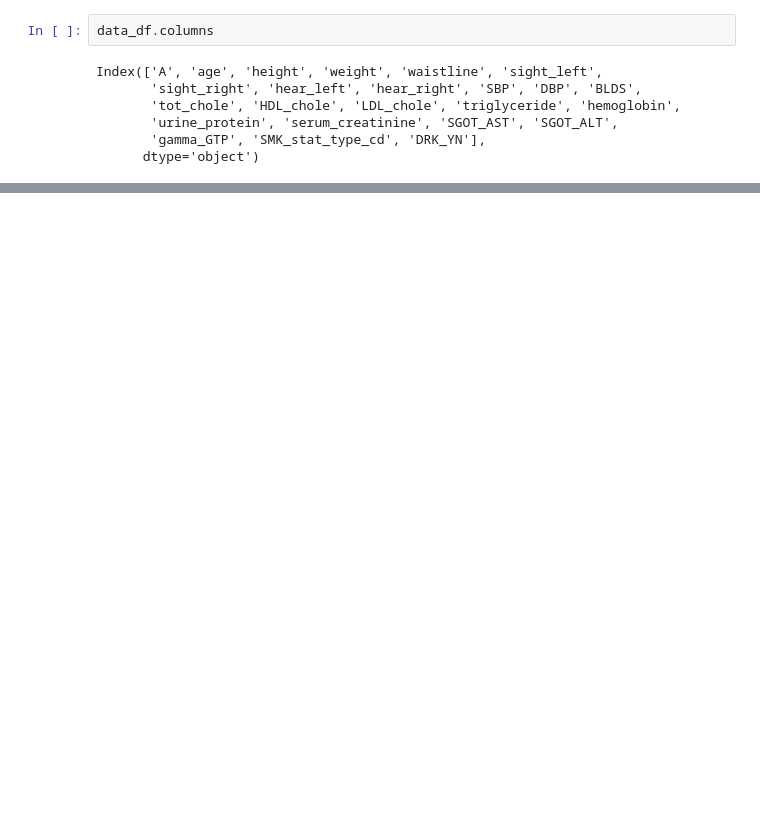
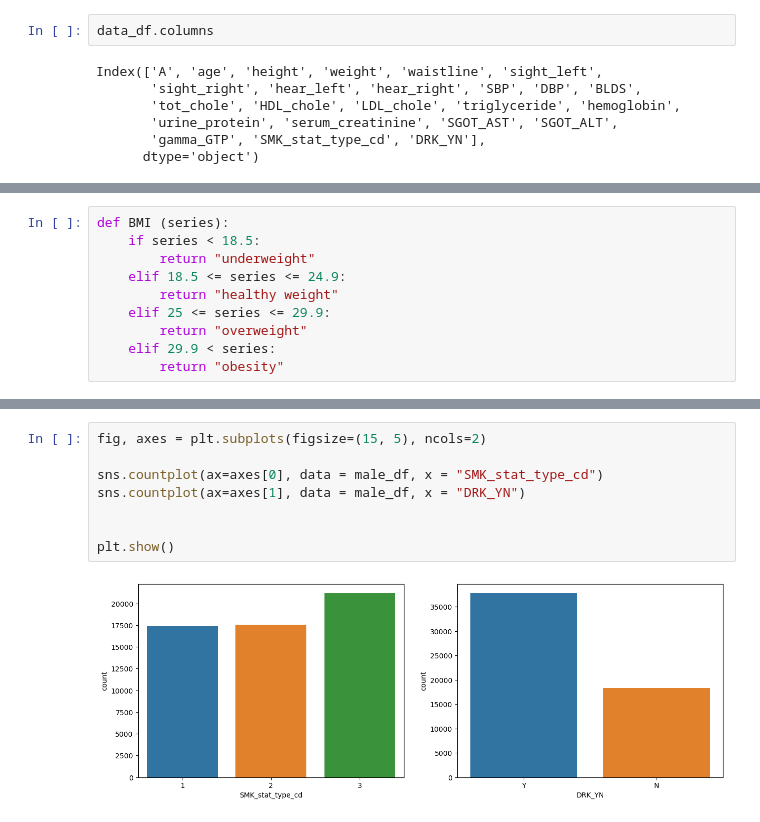
Before and after one commit to reuvenwel/project-1, a Jupyter notebook: project.ipynb, the cells around one changed output, grey strips where cells are left out. Cells and saved outputs as stored; diff of their text form; blank space fills up the shorter version.

```diff
--- a/project.ipynb
+++ b/project.ipynb
@@ -33,0 +122,10 @@ data_df.shape
+# %%
+def BMI (series):
+    if series < 18.5:
+        return "underweight"
+    elif 18.5 <= series <= 24.9:
+        return "healthy weight"
+    elif 25 <= series <= 29.9:
+        return "overweight"
+    elif 29.9 < series:
+        return "obesity"
@@ -33,0 +211,10 @@ data_df.shape
+# %%
+fig, axes = plt.subplots(figsize=(15, 5), ncols=2)
+
+sns.countplot(ax=axes[0], data = male_df, x = "SMK_stat_type_cd")
+sns.countplot(ax=axes[1], data = male_df, x = "DRK_YN")
+
+
+plt.show()
+# %% [output]
+[figure, added]
```
Also changed, not shown: parts of 18 cells of this notebook.
